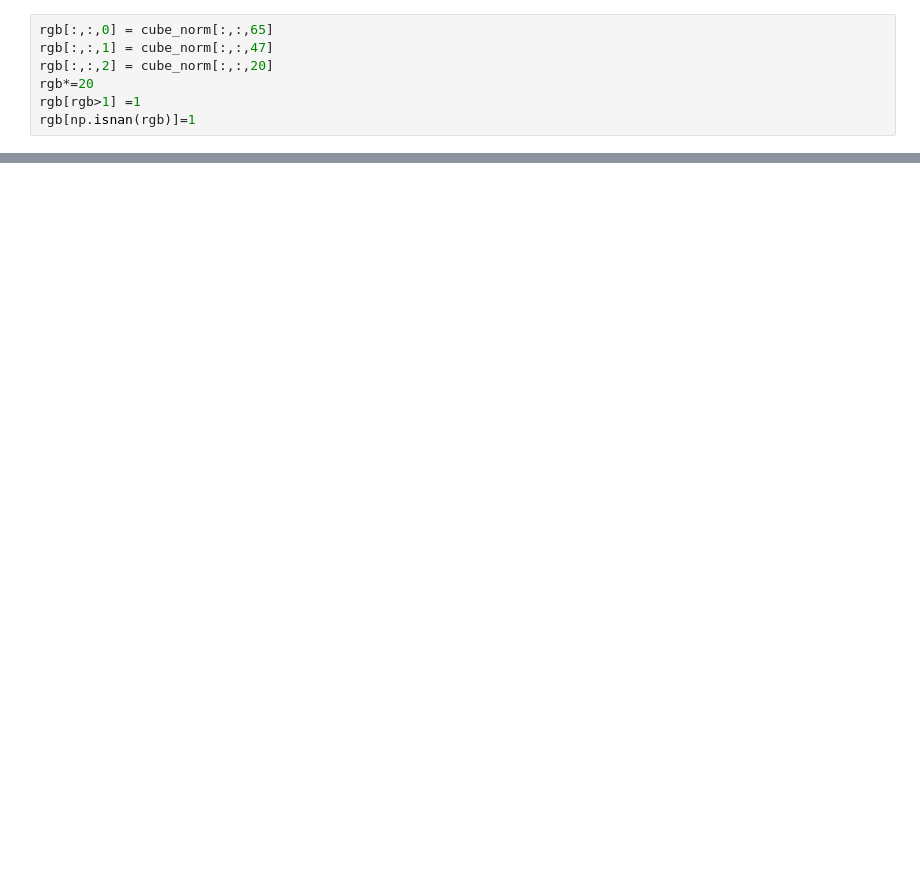
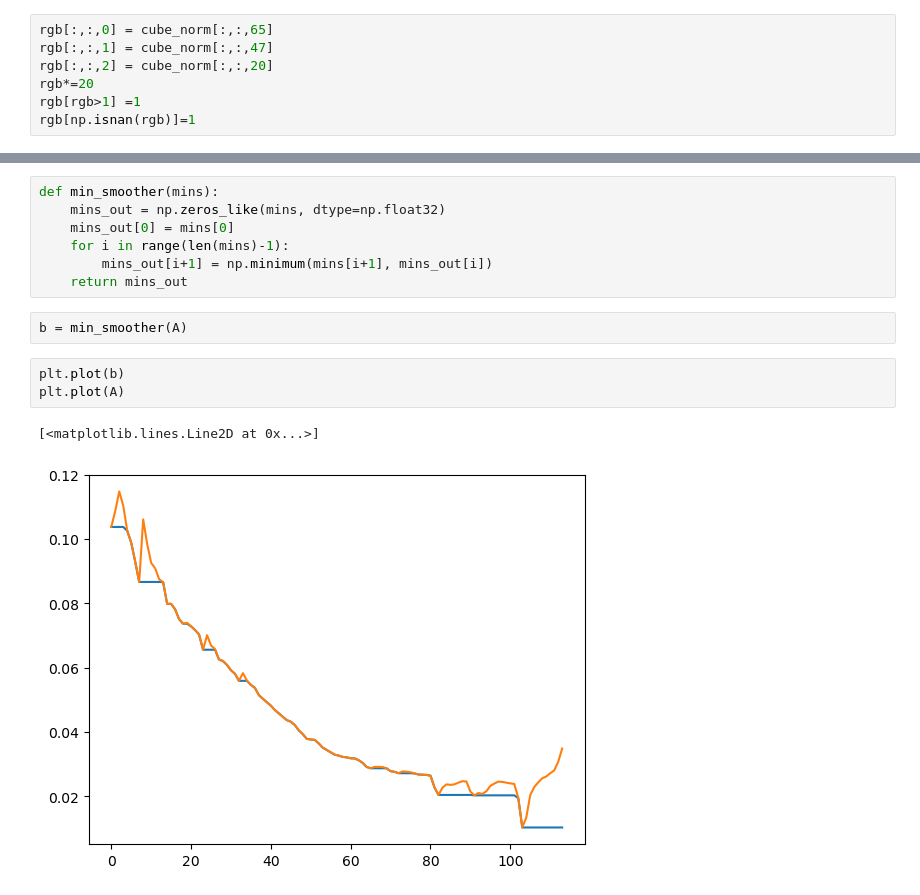
Before and after one commit to NTNU-SmallSat-Lab/MACHI, a Jupyter notebook: demo.ipynb, the cells around one changed output, grey strips where cells are left out. Drawn from its saved outputs; the diff is of its cells as text; blank space fills up the shorter version.

```diff
--- a/demo.ipynb
+++ b/demo.ipynb
@@ -55,0 +89,15 @@ plt.imshow(np.rot90(rgb), aspect=0.3)
+# %%
+def min_smoother(mins):
+    mins_out = np.zeros_like(mins, dtype=np.float32)
+    mins_out[0] = mins[0]
+    for i in range(len(mins)-1):
+        mins_out[i+1] = np.minimum(mins[i+1], mins_out[i])
+    return mins_out
+# %%
+b = min_smoother(A)
+# %%
+plt.plot(b)
+plt.plot(A)
+# %% [output]
+[<matplotlib.lines.Line2D at 0x...>]
+[figure, added]
```
Also changed, not shown: parts of 17 cells of this notebook.
